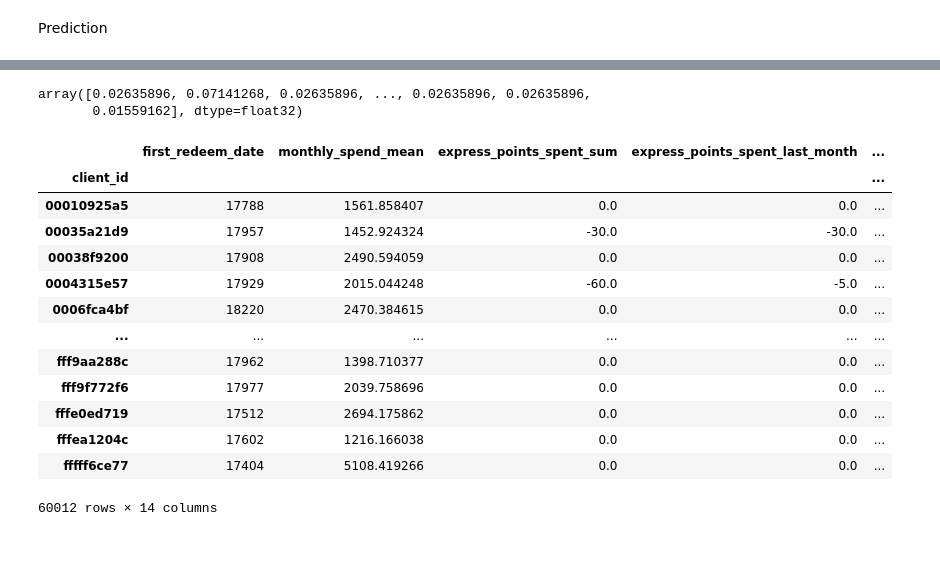
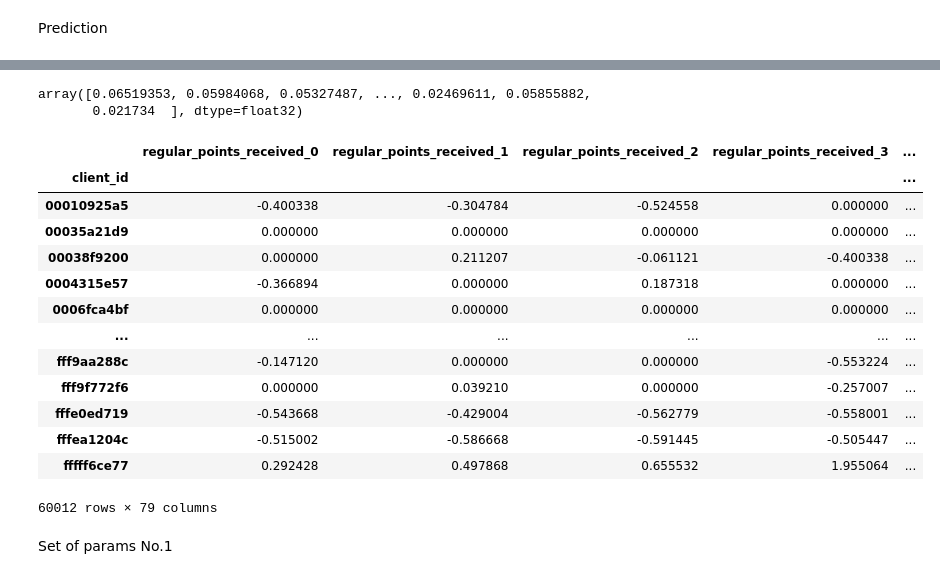
Before and after one commit to Denis-Kazakov/Kaggle_CFT_uplift, a Jupyter notebook: 1_01_xgboost_8_periods.ipynb, the cells around one changed output, grey strips where cells are left out. Saved outputs shown, nothing was run; the diff lists cells and outputs as text; code cells hidden in the pictures; blank space fills up the shorter version.

```diff
--- a/1_01_xgboost_8_periods.ipynb
+++ b/1_01_xgboost_8_periods.ipynb
@@ -954,4 +678,8 @@ ClassTransformation(estimator=XGBClassifier(base_score=0.5, booster='gbtree',
+# %%
+estimator = XGBClassifier(random_state=8,
+                          use_label_encoder=False)
+model_full = ClassTransformation(estimator = estimator).set_params(**best_params_3)
 # %%
 %%time
-model_full = model_full.fit(X_final, y_full, treat_full)
+model_full.fit(X_train_full, y_train_full, treat_train_full)
 # %% [output]
@@ -982,0 +711,6 @@ X_test_final
+# %%
+X_test = pd.read_csv('test_purch_8_periods.csv', index_col='client_id')\
+    .join(pd.read_csv('clients2_modified.csv', index_col='client_id'),
+          how='left')
+
+X_test
@@ -983,24 +732,24 @@ X_test_final
 # %%
-y_pred_test = model_full.predict(X_test_final); y_pred_test
+y_pred_test = model_full.predict(X_test); y_pred_test
 # %% [output]
-array([0.02635896, 0.07141268, 0.02635896, ..., 0.02635896, 0.02635896,
-       0.01559162], dtype=float32)
+array([0.06519353, 0.05984068, 0.05327487, ..., 0.02469611, 0.05855882,
+       0.021734  ], dtype=float32)
 # %%
-X_test_final['pred'] = y_pred_test
-X_test_final
+X_test['pred'] = y_pred_test
+X_test
 # %% [output]
-|  | first_redeem_date | monthly_spend_mean | express_points_spent_sum | express_points_spent_last_month | ... |
+|  | regular_points_received_0 | regular_points_received_1 | regular_points_received_2 | regular_points_received_3 | ... |
 | client_id |  |  |  |  | ... |
-| 00010925a5 | 17788 | 1561.858407 | 0.0 | 0.0 | ... |
-| 00035a21d9 | 17957 | 1452.924324 | -30.0 | -30.0 | ... |
-| 00038f9200 | 17908 | 2490.594059 | 0.0 | 0.0 | ... |
-| 0004315e57 | 17929 | 2015.044248 | -60.0 | -5.0 | ... |
-| 0006fca4bf | 18220 | 2470.384615 | 0.0 | 0.0 | ... |
+| 00010925a5 | -0.400338 | -0.304784 | -0.524558 | 0.000000 | ... |
+| 00035a21d9 | 0.000000 | 0.000000 | 0.000000 | 0.000000 | ... |
+| 00038f9200 | 0.000000 | 0.211207 | -0.061121 | -0.400338 | ... |
+| 0004315e57 | -0.366894 | 0.000000 | 0.187318 | 0.000000 | ... |
+| 0006fca4bf | 0.000000 | 0.000000 | 0.000000 | 0.000000 | ... |
 | ... | ... | ... | ... | ... | ... |
-| fff9aa288c | 17962 | 1398.710377 | 0.0 | 0.0 | ... |
-| fff9f772f6 | 17977 | 2039.758696 | 0.0 | 0.0 | ... |
-| fffe0ed719 | 17512 | 2694.175862 | 0.0 | 0.0 | ... |
-| fffea1204c | 17602 | 1216.166038 | 0.0 | 0.0 | ... |
-| fffff6ce77 | 17404 | 5108.419266 | 0.0 | 0.0 | ... |
+| fff9aa288c | -0.147120 | 0.000000 | 0.000000 | -0.553224 | ... |
+| fff9f772f6 | 0.000000 | 0.039210 | 0.000000 | -0.257007 | ... |
+| fffe0ed719 | -0.543668 | -0.429004 | -0.562779 | -0.558001 | ... |
+| fffea1204c | -0.515002 | -0.586668 | -0.591445 | -0.505447 | ... |
+| fffff6ce77 | 0.292428 | 0.497868 | 0.655532 | 1.955064 | ... |
-60012 rows × 14 columns
+60012 rows × 79 columns
 # %%
@@ -1007,0 +757,2 @@ X_test_final.pred.to_csv('submit_best_features.csv')
+# %% [markdown]
+Set of params No.1
```
Also changed, not shown: parts of 55 cells of this notebook, 3 other files.
